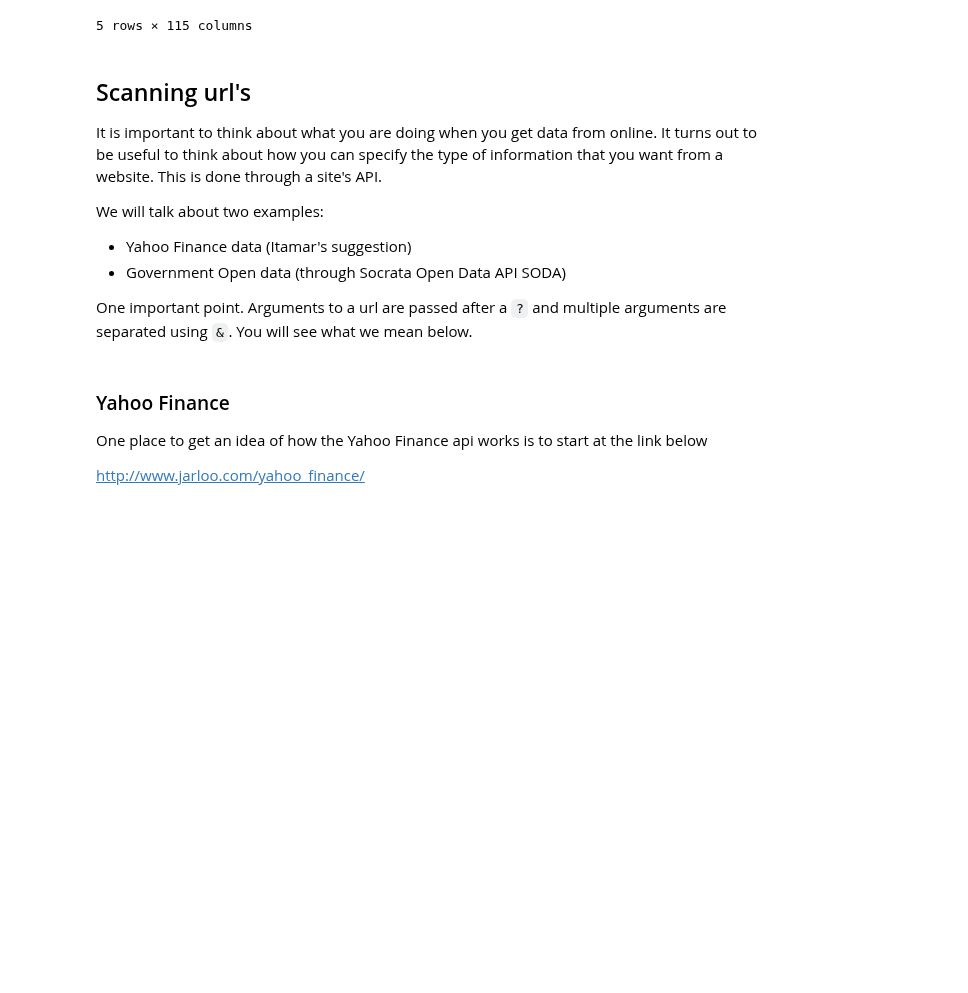
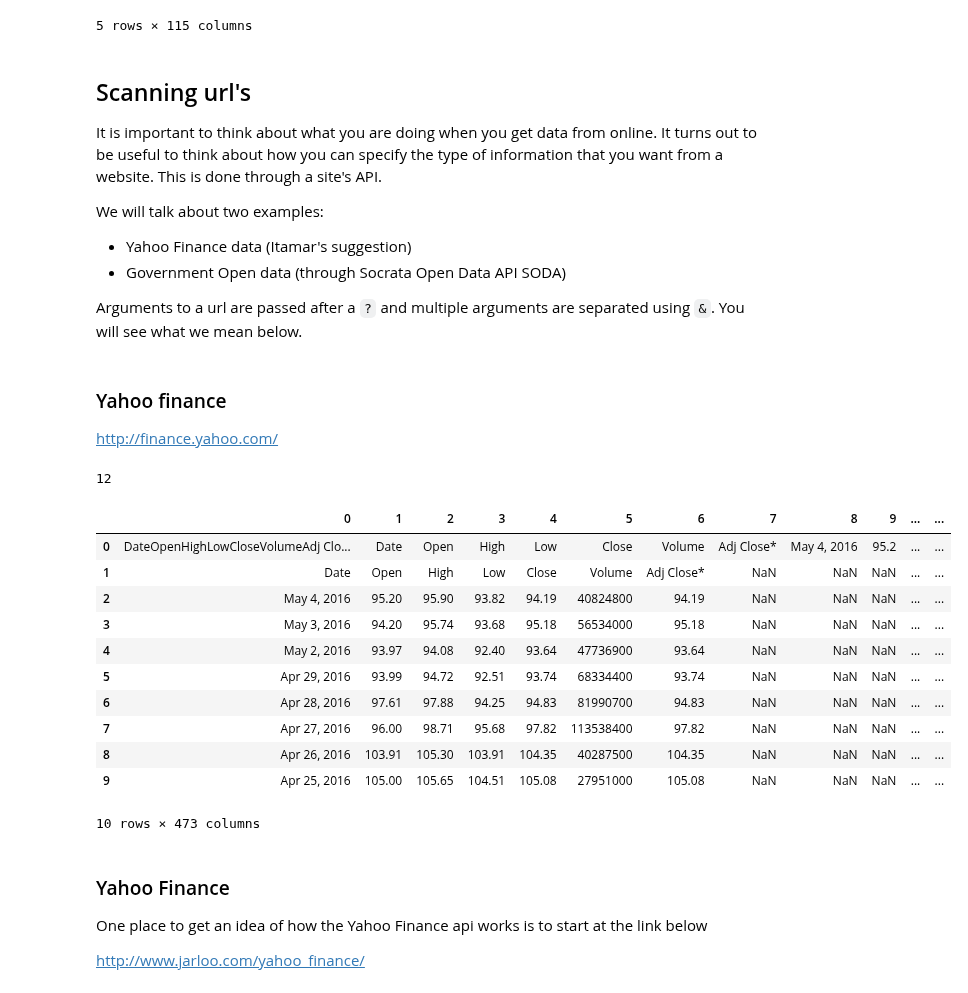
Before and after one commit to DaveBackus/Data_Bootcamp, a Jupyter notebook: Code/IPython/bootcamp_links-scraping.ipynb, the cells around one changed output. Saved outputs shown, nothing was run; the diff lists cells and outputs as text; code cells hidden in the pictures; blank space fills up the shorter version.

```diff
--- a/Code/IPython/bootcamp_links-scraping.ipynb
+++ b/Code/IPython/bootcamp_links-scraping.ipynb
@@ -75,7 +76,33 @@ We will talk about two examples:
 * Yahoo Finance data (Itamar's suggestion)
 * Government Open data (through Socrata Open Data API SODA)
 
-One important point. Arguments to a url are passed after a `?` and multiple arguments are separated using `&`. You will see what we mean below.
+Arguments to a url are passed after a `?` and multiple arguments are separated using `&`. You will see what we mean below.
+# %% [markdown]
+### Yahoo finance
+
+http://finance.yahoo.com/
+# %%
+# let's see if we're lucky
+dfs = pd.read_html("http://finance.yahoo.com/q/hp?s=AAPL+Historical+Prices")
+# %%
+len(dfs)
+# %% [output]
+12
+# %%
+dfs[9].head(10)
+# %% [output]
+|  | 0 | 1 | 2 | 3 | 4 | 5 | 6 | 7 | 8 | 9 | ... | ... |
+| 0 | DateOpenHighLowCloseVolumeAdj Clo... | Date | Open | High | Low | Close | Volume | Adj Close* | May 4, 2016 | 95.2 | ... | ... |
+| 1 | Date | Open | High | Low | Close | Volume | Adj Close* | NaN | NaN | NaN | ... | ... |
+| 2 | May 4, 2016 | 95.20 | 95.90 | 93.82 | 94.19 | 40824800 | 94.19 | NaN | NaN | NaN | ... | ... |
+| 3 | May 3, 2016 | 94.20 | 95.74 | 93.68 | 95.18 | 56534000 | 95.18 | NaN | NaN | NaN | ... | ... |
+| 4 | May 2, 2016 | 93.97 | 94.08 | 92.40 | 93.64 | 47736900 | 93.64 | NaN | NaN | NaN | ... | ... |
+| 5 | Apr 29, 2016 | 93.99 | 94.72 | 92.51 | 93.74 | 68334400 | 93.74 | NaN | NaN | NaN | ... | ... |
+| 6 | Apr 28, 2016 | 97.61 | 97.88 | 94.25 | 94.83 | 81990700 | 94.83 | NaN | NaN | NaN | ... | ... |
+| 7 | Apr 27, 2016 | 96.00 | 98.71 | 95.68 | 97.82 | 113538400 | 97.82 | NaN | NaN | NaN | ... | ... |
+| 8 | Apr 26, 2016 | 103.91 | 105.30 | 103.91 | 104.35 | 40287500 | 104.35 | NaN | NaN | NaN | ... | ... |
+| 9 | Apr 25, 2016 | 105.00 | 105.65 | 104.51 | 105.08 | 27951000 | 105.08 | NaN | NaN | NaN | ... | ... |
+10 rows × 473 columns
 # %% [markdown]
 ### Yahoo Finance
 
```
Also changed, not shown: parts of 13 cells of this notebook, 1 other file.
